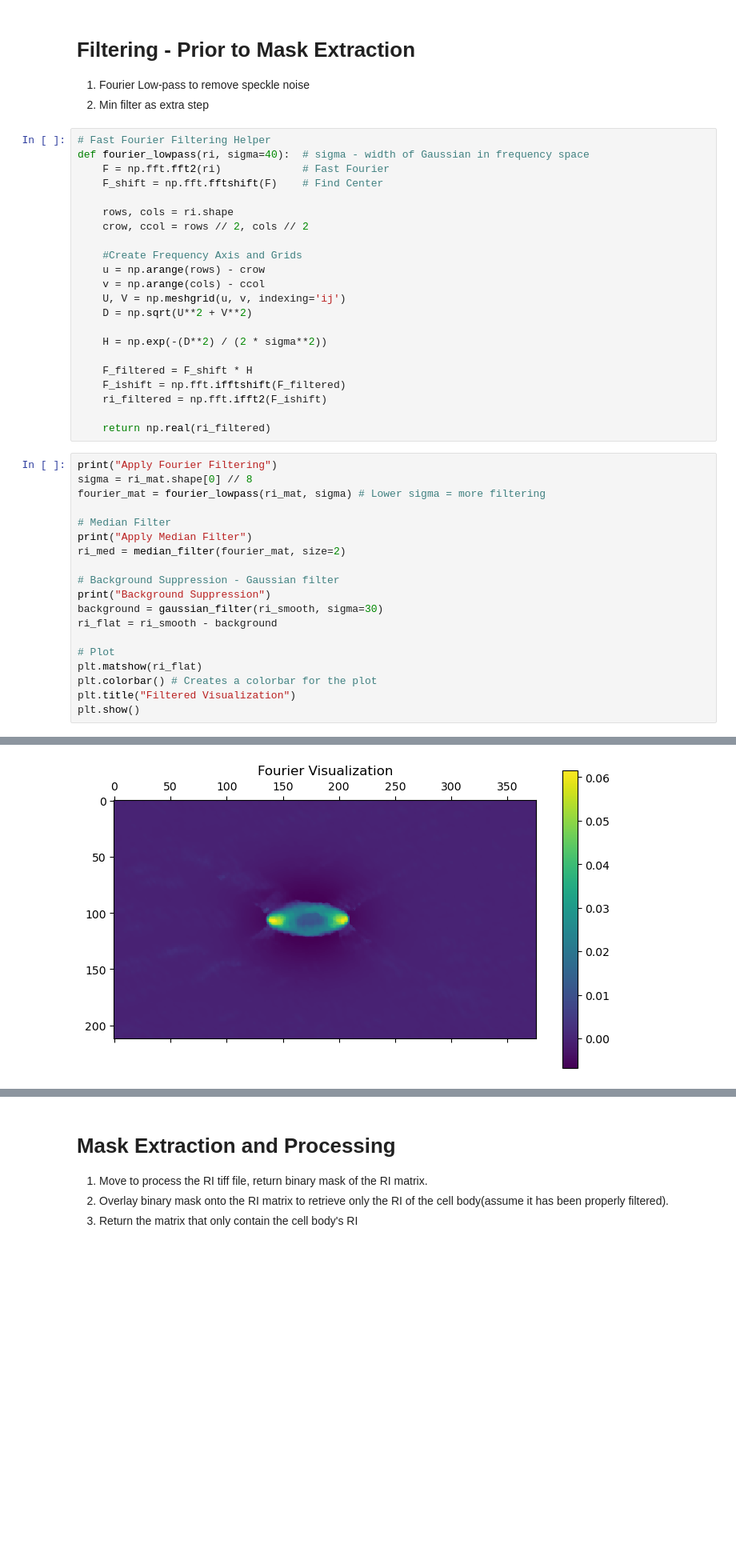
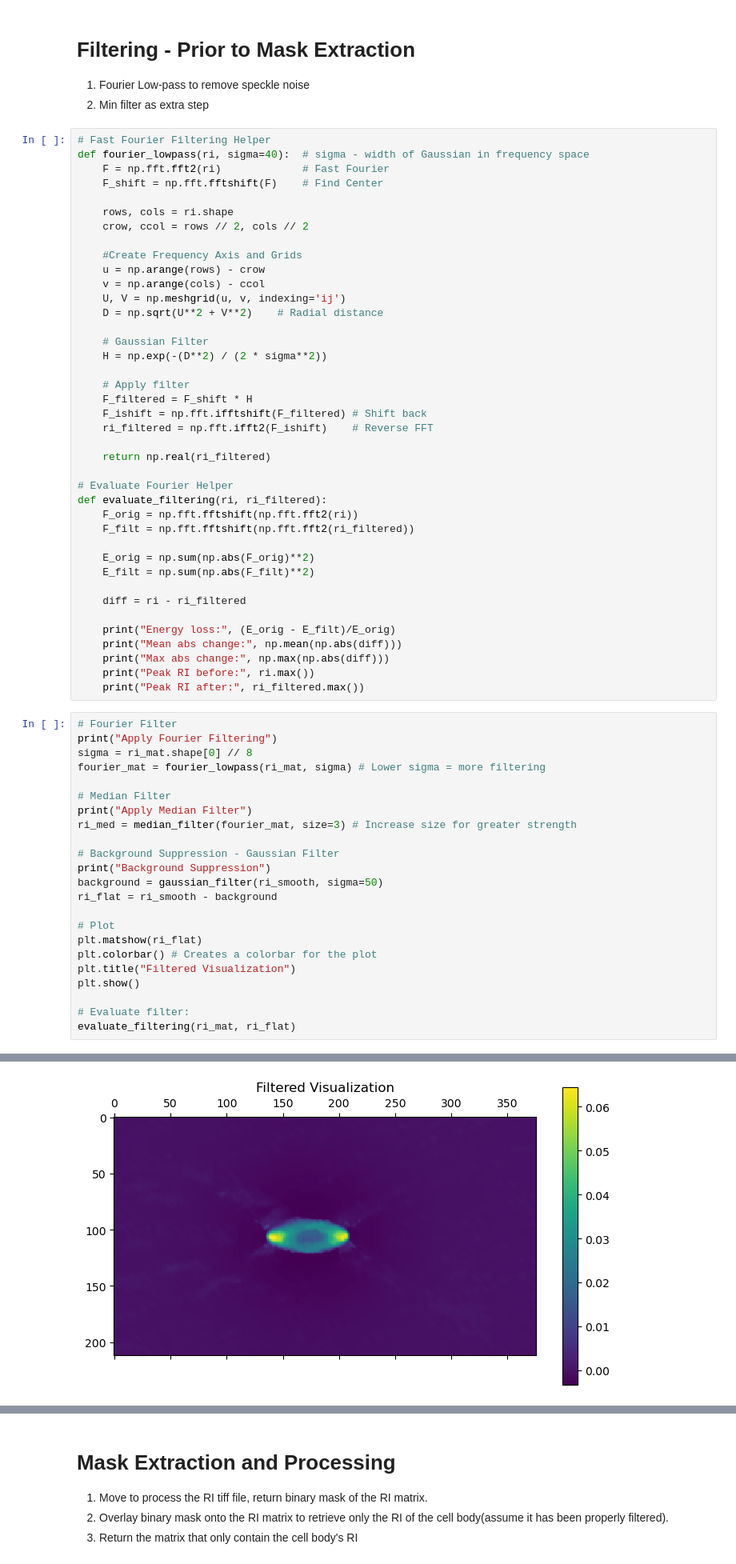
Before and after one commit to Cow415/Photon-Transport-Simulation, a Jupyter notebook: scripts/data processing/cell_ri_extract.ipynb, the cells around one changed output, grey strips where cells are left out. Shown at 80% size. Saved outputs shown, nothing was run; the diff lists cells and outputs as text; blank space fills up the shorter version.

Commit message:
Successful filter for cell RI Extraction - need work on padding

```diff
--- a/scripts/data processing/cell_ri_extract.ipynb
+++ b/scripts/data processing/cell_ri_extract.ipynb
@@ -110,36 +111,58 @@ def fourier_lowpass(ri, sigma=40):  # sigma - width of Gaussian in frequency spa
     u = np.arange(rows) - crow
     v = np.arange(cols) - ccol
     U, V = np.meshgrid(u, v, indexing='ij')
-    D = np.sqrt(U**2 + V**2)
+    D = np.sqrt(U**2 + V**2)    # Radial distance
 
+    # Gaussian Filter
     H = np.exp(-(D**2) / (2 * sigma**2))
 
+    # Apply filter
     F_filtered = F_shift * H
-    F_ishift = np.fft.ifftshift(F_filtered)
-    ri_filtered = np.fft.ifft2(F_ishift)
+    F_ishift = np.fft.ifftshift(F_filtered) # Shift back
+    ri_filtered = np.fft.ifft2(F_ishift)    # Reverse FFT
 
     return np.real(ri_filtered)
+
+# Evaluate Fourier Helper
+def evaluate_filtering(ri, ri_filtered):
+    F_orig = np.fft.fftshift(np.fft.fft2(ri))
+    F_filt = np.fft.fftshift(np.fft.fft2(ri_filtered))
+
+    E_orig = np.sum(np.abs(F_orig)**2)
+    E_filt = np.sum(np.abs(F_filt)**2)
+
+    diff = ri - ri_filtered
+
+    print("Energy loss:", (E_orig - E_filt)/E_orig)
+    print("Mean abs change:", np.mean(np.abs(diff)))
+    print("Max abs change:", np.max(np.abs(diff)))
+    print("Peak RI before:", ri.max())
+    print("Peak RI after:", ri_filtered.max())
 # %%
+# Fourier Filter
 print("Apply Fourier Filtering")
 sigma = ri_mat.shape[0] // 8
 fourier_mat = fourier_lowpass(ri_mat, sigma) # Lower sigma = more filtering
 
 # Median Filter
 print("Apply Median Filter")
-ri_med = median_filter(fourier_mat, size=2)
+ri_med = median_filter(fourier_mat, size=3) # Increase size for greater strength
 
-# Background Suppression - Gaussian filter
+# Background Suppression - Gaussian Filter
 print("Background Suppression")
-background = gaussian_filter(ri_smooth, sigma=30)
+background = gaussian_filter(ri_smooth, sigma=50)
 ri_flat = ri_smooth - background
 
 # Plot
 plt.matshow(ri_flat)
 plt.colorbar() # Creates a colorbar for the plot
 plt.title("Filtered Visualization")
 plt.show()
+
+# Evaluate filter:
+evaluate_filtering(ri_mat, ri_flat)
 # %% [output]
 Apply Fourier Filtering
 Apply Median Filter
 Background Suppression
-[figure, old version]
+[figure, new version]
```
Also changed, not shown: parts of 7 cells of this notebook, 2 other files.
